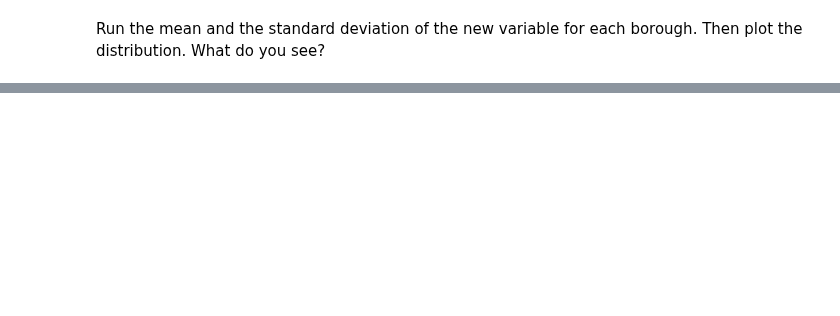
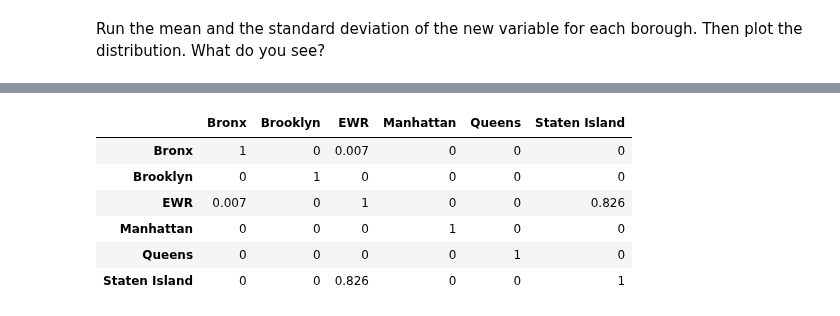
Before and after one commit to dusicastepic/ADMSecondHomework, a Jupyter notebook: CQ1.ipynb, the cells around one changed output, grey strips where cells are left out. Cells and saved outputs as stored; diff of their text form; code cells hidden in the pictures; blank space fills up the shorter version.

```diff
--- a/CQ1.ipynb
+++ b/CQ1.ipynb
@@ -73,0 +110,11 @@ mean
+# %%
+# make p_value_table
+functions.p_value_table(boro_dict,borough_lst,'p1')
+# %% [output]
+|  | Bronx | Brooklyn | EWR | Manhattan | Queens | Staten Island |
+| Bronx | 1 | 0 | 0.007 | 0 | 0 | 0 |
+| Brooklyn | 0 | 1 | 0 | 0 | 0 | 0 |
+| EWR | 0.007 | 0 | 1 | 0 | 0 | 0.826 |
+| Manhattan | 0 | 0 | 0 | 1 | 0 | 0 |
+| Queens | 0 | 0 | 0 | 0 | 1 | 0 |
+| Staten Island | 0 | 0 | 0.826 | 0 | 0 | 1 |
```
Also changed, not shown: parts of 22 cells of this notebook.
